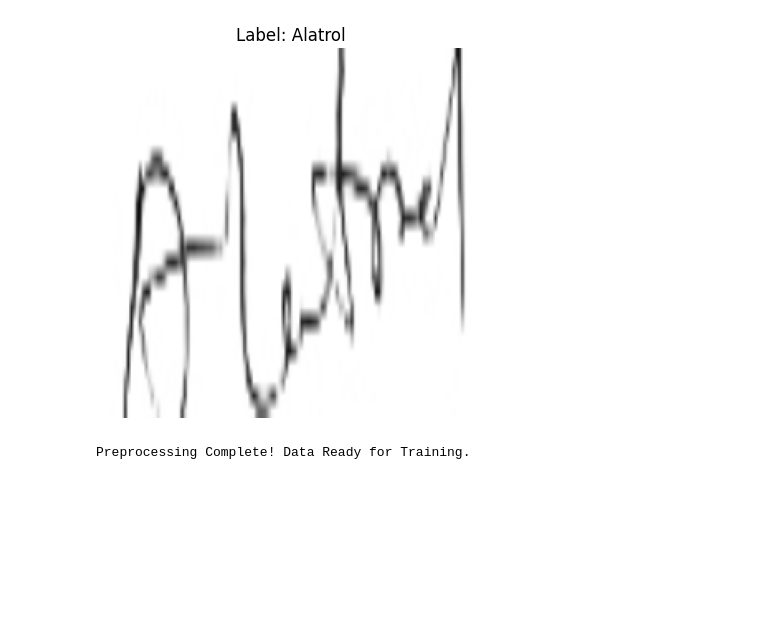
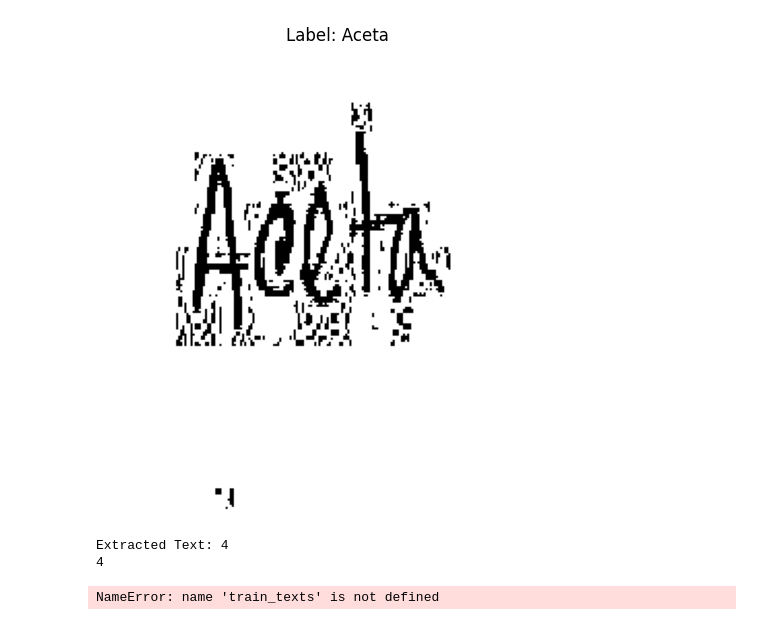
Before and after one commit to danialafridi1/medical-prescription-ocr, a Jupyter notebook: preprocessing/preprocessing-notebook.ipynb, the cells around one changed output. Drawn from its saved outputs; the diff is of its cells as text; code cells hidden in the pictures; blank space fills up the shorter version.

Commit message:
Add initial OCR checkpoint notebook and image file

```diff
--- a/preprocessing/preprocessing-notebook.ipynb
+++ b/preprocessing/preprocessing-notebook.ipynb
@@ -39,3 +62,29 @@ def load_data(folder):
             print(f"⚠️ Warning: Image {image_filename} not found in {image_folder}!")
 
     return np.array(images), np.array(labels)
+# %%
+# Load Data
+train_images, train_labels = load_data("Training")
+
+# Display Sample Preprocessed Image
+sample_index = 1  # Change this for different images
+
+plt.figure(figsize=(8, 6))
+plt.imshow(train_images[sample_index], cmap='gray')  # Show thresholded image
+plt.title(f"Label: {train_labels[sample_index]}")
+plt.axis("off")
+plt.show()
+# %% [output]
+[figure, added]
+# %%
+
+
+# Sample Image
+sample_image = train_images[1]
+
+# Tesseract OCR
+extracted_text = pytesseract.image_to_string(sample_image, config='--oem 3 --psm 6')
+print(f"Extracted Text: {extracted_text}")
+# %% [output]
+Extracted Text: 4
+4
@@ -46,18 +135,25 @@ val_images, val_labels = load_data("Validation")
 # %%
-# Display first image
-plt.imshow(train_images[83])
-plt.title(f"Label: {train_labels[83]}")
+# Select sample image
+sample_index = 83
+
+# Get extracted text
+full_text, char_list = train_texts[sample_index]
+
+# Plot the results
+plt.figure(figsize=(12, 6))
+
+# Original Image
+plt.subplot(1, 2, 1)
+plt.imshow(train_images[sample_index])
+plt.title(f"Original Image - Label: {train_labels[sample_index]}")
 plt.axis("off")
+
+# Preprocessed Image with Extracted Text
+plt.subplot(1, 2, 2)
+plt.imshow(thresh, cmap='gray')
+plt.title(f"Full Label: {full_text}\nCharacters: {' | '.join(char_list)}")
+plt.axis("off")
+
 plt.show()
-
-# Convert labels to categorical (if needed)
-unique_labels = list(set(train_labels))
-label_to_index = {label: i for i, label in enumerate(unique_labels)}
-train_labels = to_categorical([label_to_index[label] for label in train_labels], num_classes=len(unique_labels))
-test_labels = to_categorical([label_to_index[label] for label in test_labels], num_classes=len(unique_labels))
-val_labels = to_categorical([label_to_index[label] for label in val_labels], num_classes=len(unique_labels))
-
-print("Preprocessing Complete! Data Ready for Training.")
 # %% [output]
-[figure, removed]
-Preprocessing Complete! Data Ready for Training.
+NameError: name 'train_texts' is not defined
```
Also changed, not shown: parts of 7 cells of this notebook, 3 other files.
